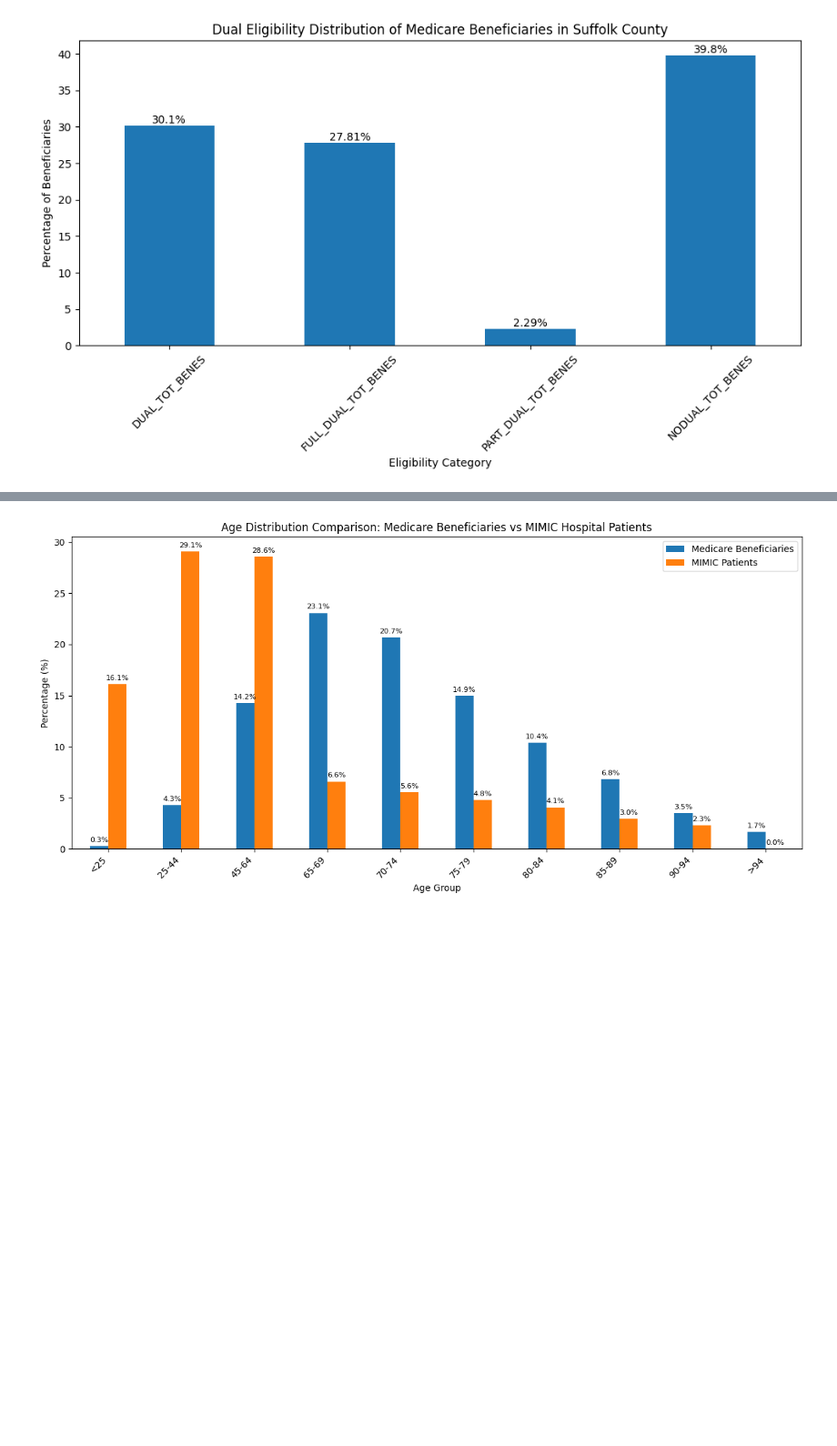
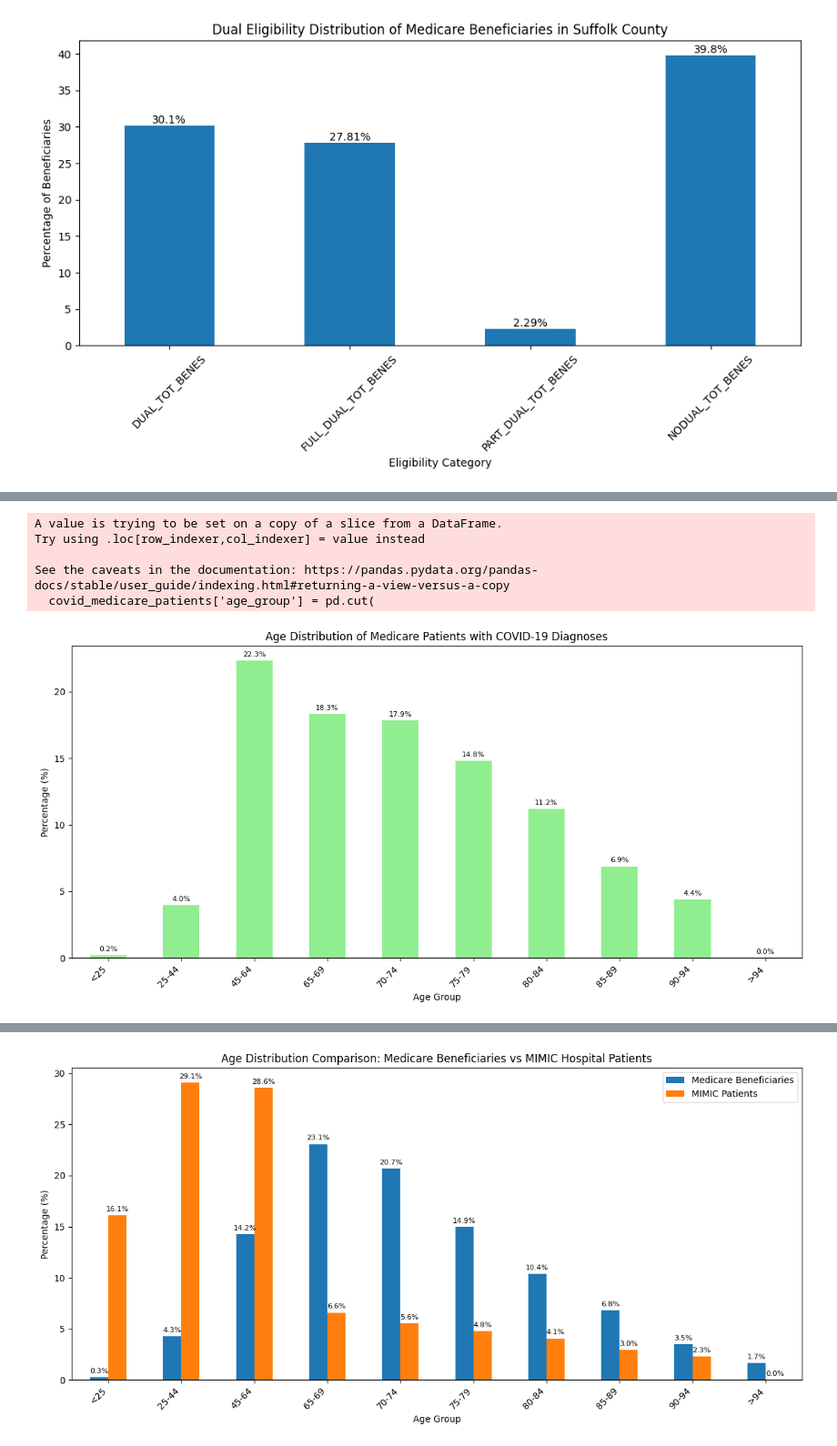
Before and after one commit to JewelsHovan/Milestone-I, a Jupyter notebook: src/InsuranceNarrative.ipynb, the cells around one changed output, grey strips where cells are left out. Shown at 91% size. Cells and saved outputs as stored; diff of their text form; code cells hidden in the pictures; blank space fills up the shorter version.

```diff
--- a/src/InsuranceNarrative.ipynb
+++ b/src/InsuranceNarrative.ipynb
@@ -351,2 +338,6 @@ plt.show()
 
 Objective: Compare the demographic distributions (age, gender, race/ethinicity) of Medicare Beneficiaries in the insuarnce data with those of patients in the MIMIC Dataset
+# %%
+# load the covid patinets in the ICU
+
+covid_diagnoses = pd.read_pickle("../Processed_Data/covid_diagnoses.pkl")
@@ -352,0 +354,43 @@ Objective: Compare the demographic distributions (age, gender, race/ethinicity)
+# %%
+# Filter for Medicare patients in covid_diagnoses
+covid_medicare_patients = covid_diagnoses[covid_diagnoses['insurance'] == 'Medicare']
+
+# Define age bins and labels
+bins = [0, 25, 45, 65, 70, 75, 80, 85, 90, 95, 150]
+labels = ['<25', '25-44', '45-64', '65-69', '70-74', '75-79',
+          '80-84', '85-89', '90-94', '>94']
+
+# Create 'age_group' column
+covid_medicare_patients['age_group'] = pd.cut(
+    covid_medicare_patients['anchor_age'],
+    bins=bins,
+    labels=labels,
+    right=False
+)
+
+# Calculate age distribution percentages
+age_distribution_covid_medicare = covid_medicare_patients['age_group'].value_counts().sort_index()
+total_covid_medicare = age_distribution_covid_medicare.sum()
+age_percentages_covid_medicare = (age_distribution_covid_medicare / total_covid_medicare * 100).round(2)
+
+# Plot the age distribution
+plt.figure(figsize=(12, 6))
+age_percentages_covid_medicare.plot(kind='bar', color='lightgreen', ax=plt.gca())
+plt.title('Age Distribution of Medicare Patients with COVID-19 Diagnoses')
+plt.xlabel('Age Group')
+plt.ylabel('Percentage (%)')
+plt.xticks(rotation=45, ha='right')
+
+# Annotate percentage values on top of each bar
+for container in plt.gca().containers:
+    plt.gca().bar_label(container, fmt='%.1f%%', padding=3, fontsize=8)
+
+plt.tight_layout()
+plt.show()
+# %% [output]
+A value is trying to be set on a copy of a slice from a DataFrame.
+Try using .loc[row_indexer,col_indexer] = value instead
+
+See the caveats in the documentation: https://pandas.pydata.org/pandas-docs/stable/user_guide/indexing.html#returning-a-view-versus-a-copy
+  covid_medicare_patients['age_group'] = pd.cut(
+[figure, added]
```
Also changed, not shown: parts of 23 cells of this notebook, 48 other files.
